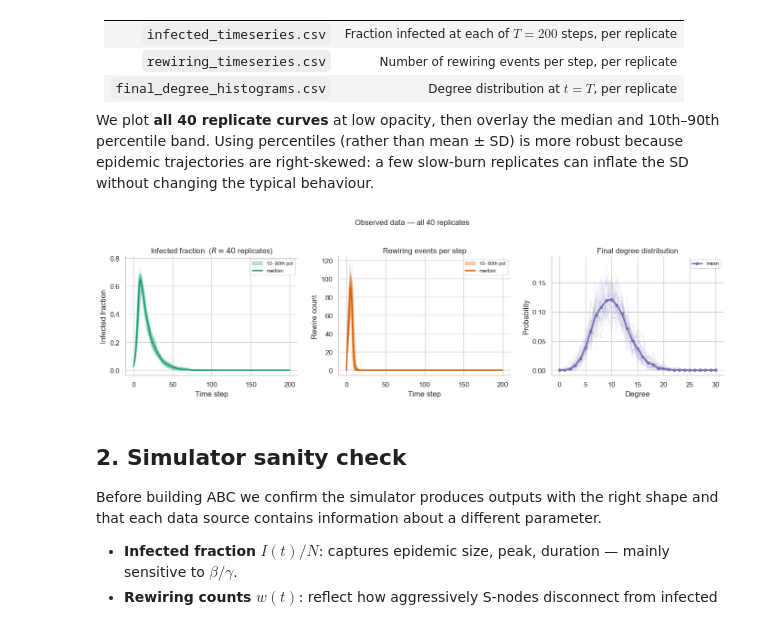
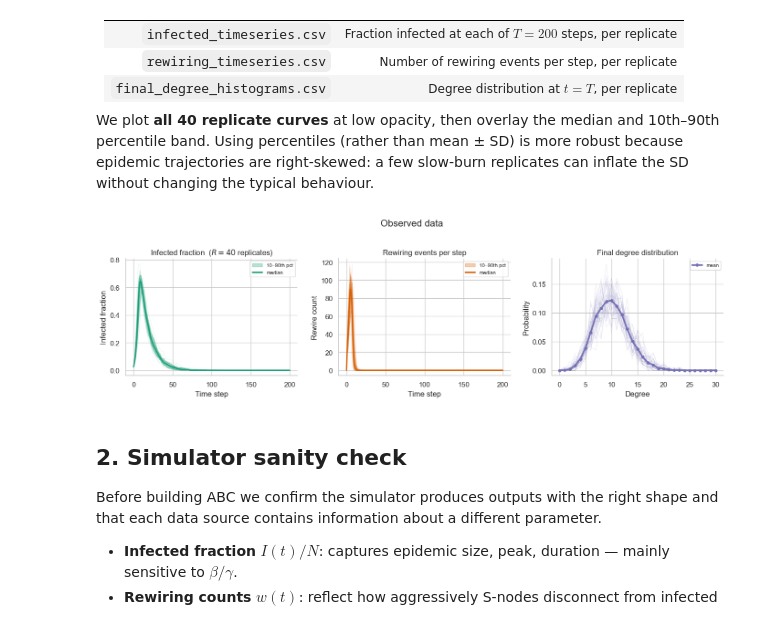
Before and after one commit to zyyy22/ST3247-Project, a Jupyter notebook: ST3247_ABC_v2.ipynb, the cells around one changed output. Saved outputs shown, nothing was run; the diff lists cells and outputs as text; code cells hidden in the pictures.

```diff
--- a/ST3247_ABC_v2.ipynb
+++ b/ST3247_ABC_v2.ipynb
@@ -75,37 +76,37 @@ for col in inf_wide.columns:
     ax.plot(t, inf_wide[col].values, color=PALETTE[0], alpha=0.12, lw=0.6)
 ax.fill_between(t, inf_lo, inf_hi, color=PALETTE[0], alpha=0.30, label="10–90th pct")
 ax.plot(t, inf_med, color=PALETTE[0], lw=2.0, label="median")
 ax.set(xlabel="Time step", ylabel="Infected fraction", title="Infected fraction  ($R=40$ replicates)")
 ax.legend(fontsize=8)
 
 # Panel 2 — Rewiring: individual traces + percentile envelope
 ax = axes[1]
 for col in rew_wide.columns:
     ax.plot(t, rew_wide[col].values, color=PALETTE[1], alpha=0.12, lw=0.6)
 ax.fill_between(t, rew_lo, rew_hi, color=PALETTE[1], alpha=0.30, label="10–90th pct")
 ax.plot(t, rew_med, color=PALETTE[1], lw=2.0, label="median")
 ax.set(xlabel="Time step", ylabel="Rewire count", title="Rewiring events per step")
 ax.legend(fontsize=8)
 
 # Panel 3 — Final degree distribution: per-replicate histograms + mean
 ax = axes[2]
 for rep_id in degree_obs["replicate_id"].unique():
     d = (degree_obs[degree_obs["replicate_id"] == rep_id]
-         .set_index("degree")["count"]
-         .reindex(range(31), fill_value=0))
+        .set_index("degree")["count"]
+        .reindex(range(31), fill_value=0))
     ax.plot(d.index, d.values / d.sum(), color=PALETTE[2], alpha=0.12, lw=0.8)
 obs_deg_prob = deg_mean / deg_mean.sum()
 ax.plot(obs_deg_prob.index, obs_deg_prob.values, color=PALETTE[2], lw=2.5,
         marker="o", ms=4, label="mean")
 ax.set(xlabel="Degree", ylabel="Probability", title="Final degree distribution")
 ax.legend(fontsize=8)
 
-plt.suptitle("Observed data — all 40 replicates", y=1.02, fontsize=12)
+plt.suptitle("Observed data", y=1.02, fontsize=15)
 sns.despine()
 plt.tight_layout()
 plt.show()
 # %% [output]
-[figure, old version]
+[figure, new version]
 # %% [markdown]
 ## 2. Simulator sanity check
 
```
Also changed, not shown: parts of 51 cells of this notebook.
